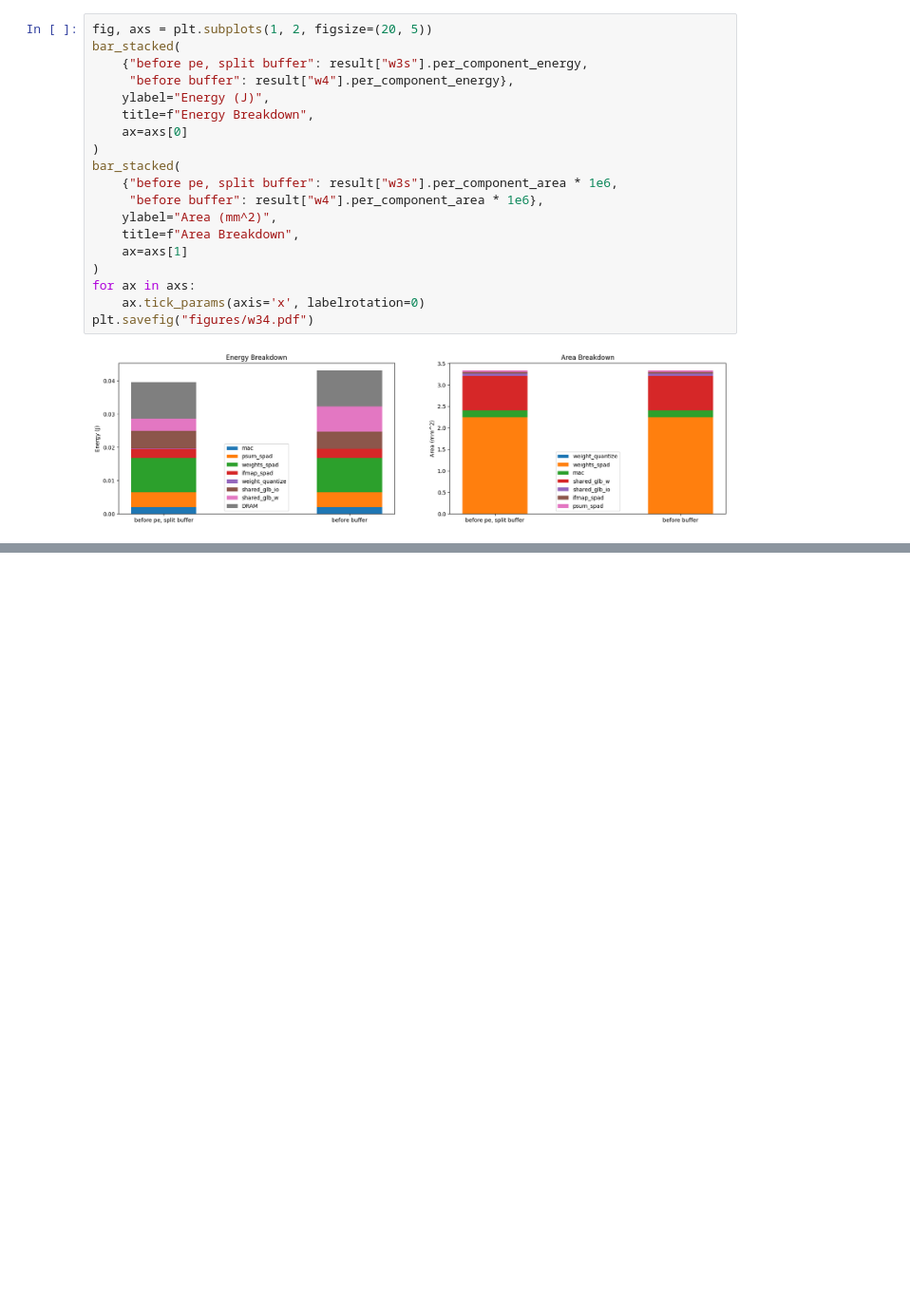
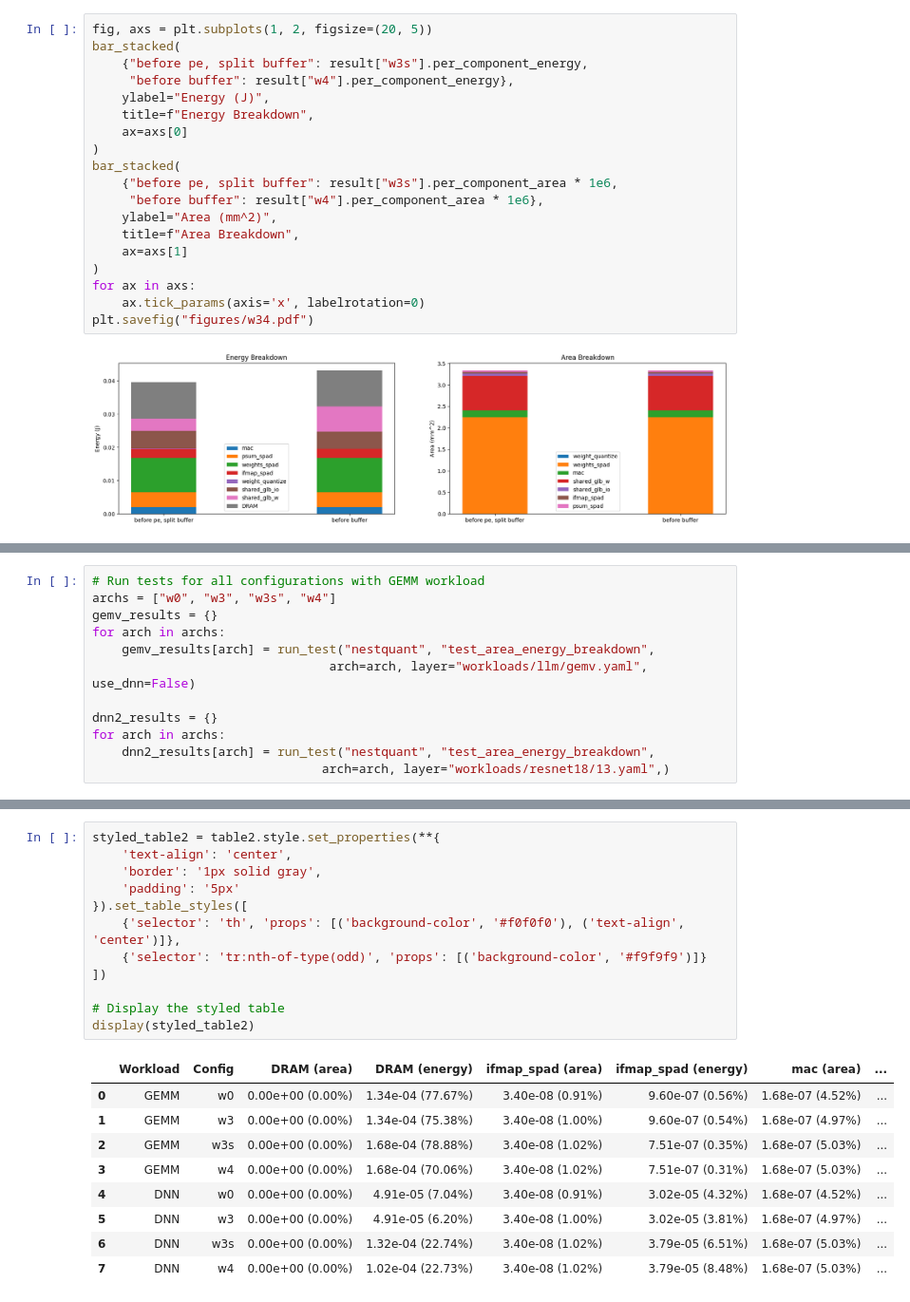
Before and after one commit to cookiedoth/cimloop, a Jupyter notebook: workspace/models/arch/1_macro/nestquant/_guide.ipynb, the cells around one changed output, grey strips where cells are left out. Shown: that part at 95% size. Drawn from its saved outputs; the diff is of its cells as text; blank space fills up the shorter version.

```diff
--- a/workspace/models/arch/1_macro/nestquant/_guide.ipynb
+++ b/workspace/models/arch/1_macro/nestquant/_guide.ipynb
@@ -88,0 +349,12 @@ plt.savefig("figures/w34.pdf")
+# %%
+# Run tests for all configurations with GEMM workload
+archs = ["w0", "w3", "w3s", "w4"]
+gemv_results = {}
+for arch in archs:
+    gemv_results[arch] = run_test("nestquant", "test_area_energy_breakdown",
+                                arch=arch, layer="workloads/llm/gemv.yaml", use_dnn=False)
+
+dnn2_results = {}
+for arch in archs:
+    dnn2_results[arch] = run_test("nestquant", "test_area_energy_breakdown",
+                               arch=arch, layer="workloads/resnet18/13.yaml",)
@@ -88,0 +511,22 @@ plt.savefig("figures/w34.pdf")
+# %%
+styled_table2 = table2.style.set_properties(**{
+    'text-align': 'center',
+    'border': '1px solid gray',
+    'padding': '5px'
+}).set_table_styles([
+    {'selector': 'th', 'props': [('background-color', '#f0f0f0'), ('text-align', 'center')]},
+    {'selector': 'tr:nth-of-type(odd)', 'props': [('background-color', '#f9f9f9')]}
+])
+
+# Display the styled table
+display(styled_table2)
+# %% [output]
+|  | Workload | Config | DRAM (area) | DRAM (energy) | ifmap_spad (area) | ifmap_spad (energy) | mac (area) | ... |
+| 0 | GEMM | w0 | 0.00e+00 (0.00%) | 1.34e-04 (77.67%) | 3.40e-08 (0.91%) | 9.60e-07 (0.56%) | 1.68e-07 (4.52%) | ... |
+| 1 | GEMM | w3 | 0.00e+00 (0.00%) | 1.34e-04 (75.38%) | 3.40e-08 (1.00%) | 9.60e-07 (0.54%) | 1.68e-07 (4.97%) | ... |
+| 2 | GEMM | w3s | 0.00e+00 (0.00%) | 1.68e-04 (78.88%) | 3.40e-08 (1.02%) | 7.51e-07 (0.35%) | 1.68e-07 (5.03%) | ... |
+| 3 | GEMM | w4 | 0.00e+00 (0.00%) | 1.68e-04 (70.06%) | 3.40e-08 (1.02%) | 7.51e-07 (0.31%) | 1.68e-07 (5.03%) | ... |
+| 4 | DNN | w0 | 0.00e+00 (0.00%) | 4.91e-05 (7.04%) | 3.40e-08 (0.91%) | 3.02e-05 (4.32%) | 1.68e-07 (4.52%) | ... |
+| 5 | DNN | w3 | 0.00e+00 (0.00%) | 4.91e-05 (6.20%) | 3.40e-08 (1.00%) | 3.02e-05 (3.81%) | 1.68e-07 (4.97%) | ... |
+| 6 | DNN | w3s | 0.00e+00 (0.00%) | 1.32e-04 (22.74%) | 3.40e-08 (1.02%) | 3.79e-05 (6.51%) | 1.68e-07 (5.03%) | ... |
+| 7 | DNN | w4 | 0.00e+00 (0.00%) | 1.02e-04 (22.73%) | 3.40e-08 (1.02%) | 3.79e-05 (8.48%) | 1.68e-07 (5.03%) | ... |
```
Also changed, not shown: parts of 22 cells of this notebook, 26 other files.
